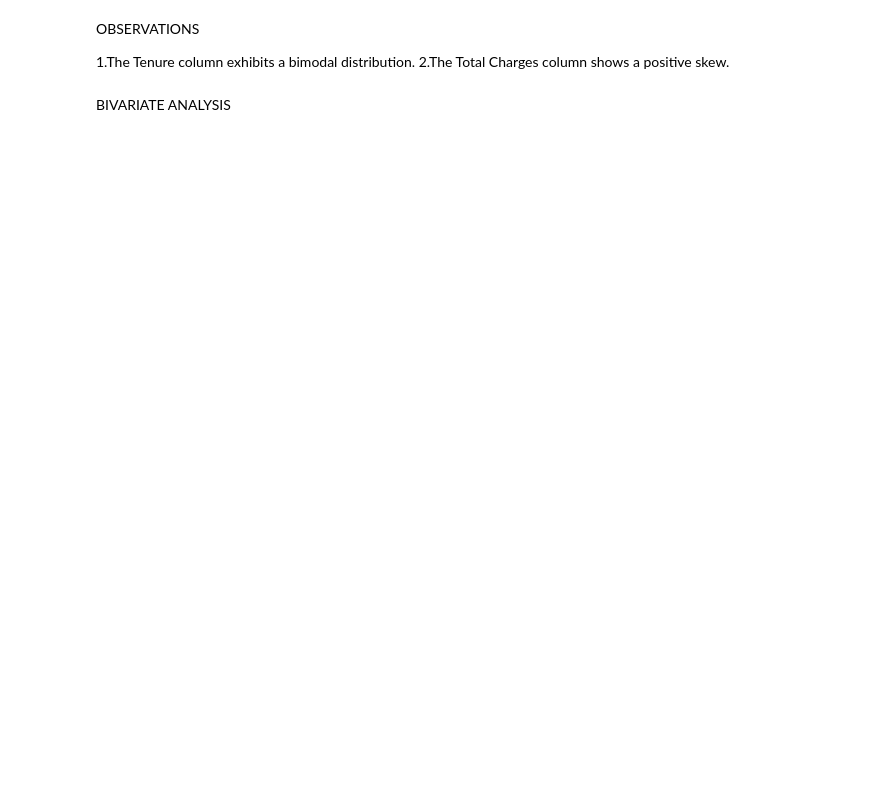
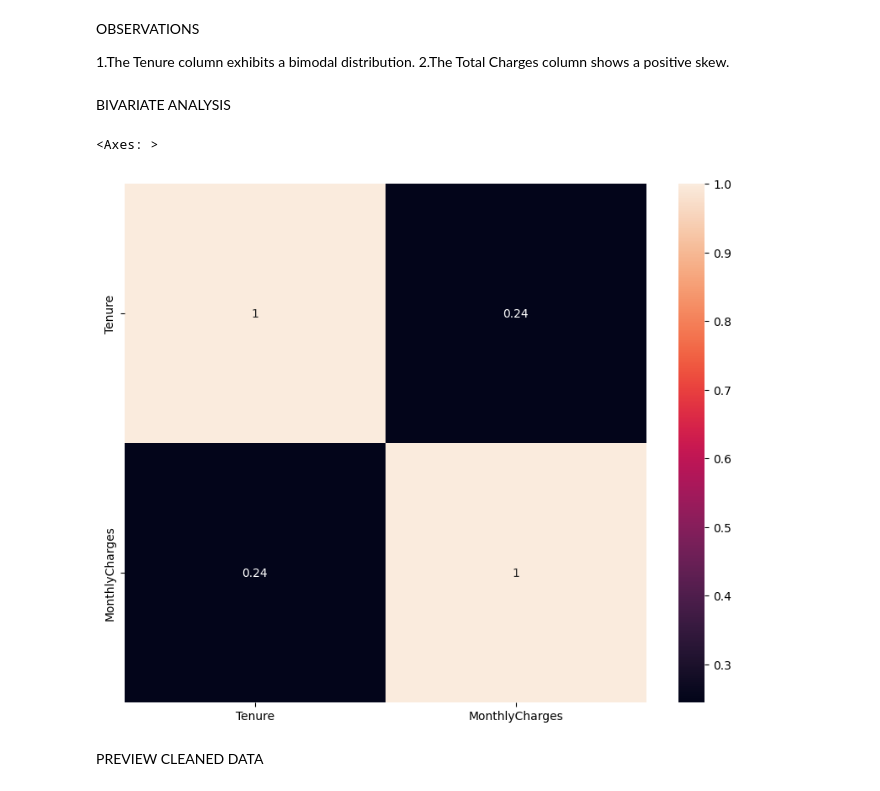
Before and after one commit to sanni-2024/CUSTOMER-CHURN-PREDICTION, a Jupyter notebook: Notebook/churn.ipynb, the cells around one changed output. Drawn from its saved outputs; the diff is of its cells as text; code cells hidden in the pictures; blank space fills up the shorter version.

```diff
--- a/Notebook/churn.ipynb
+++ b/Notebook/churn.ipynb
@@ -438,3 +499,13 @@ OBSERVATIONS
 2.The Total Charges column shows a positive skew.
 # %% [markdown]
 BIVARIATE ANALYSIS
+# %%
+
+correlation= Cleaned_data.corr(numeric_only=True)
+plt.figure(figsize=(10,8))
+sns.heatmap(data=correlation, annot=True)
+# %% [output]
+<Axes: >
+[figure, added]
+# %% [markdown]
+PREVIEW CLEANED DATA
```
Also changed, not shown: parts of 34 cells of this notebook, 1 other file.
